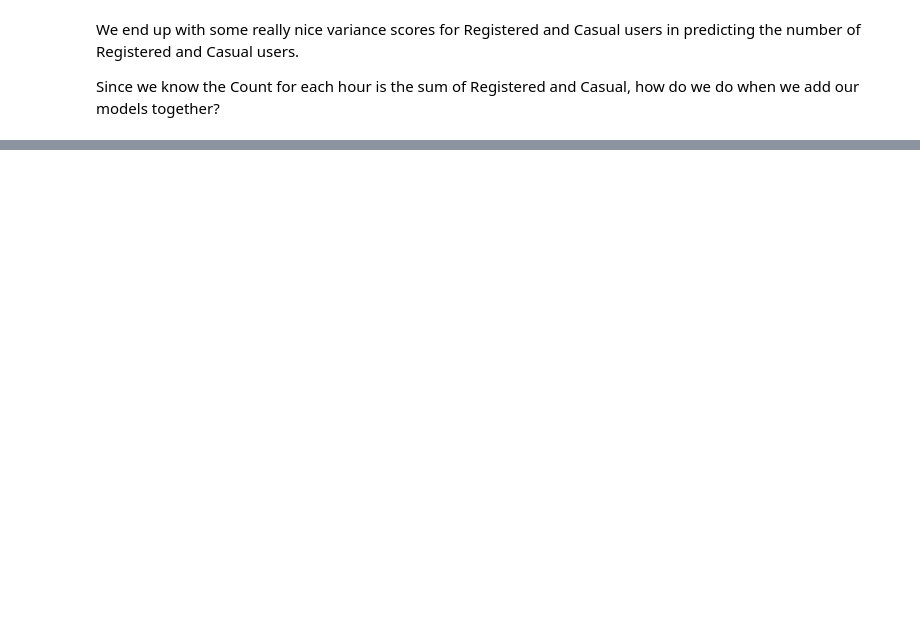
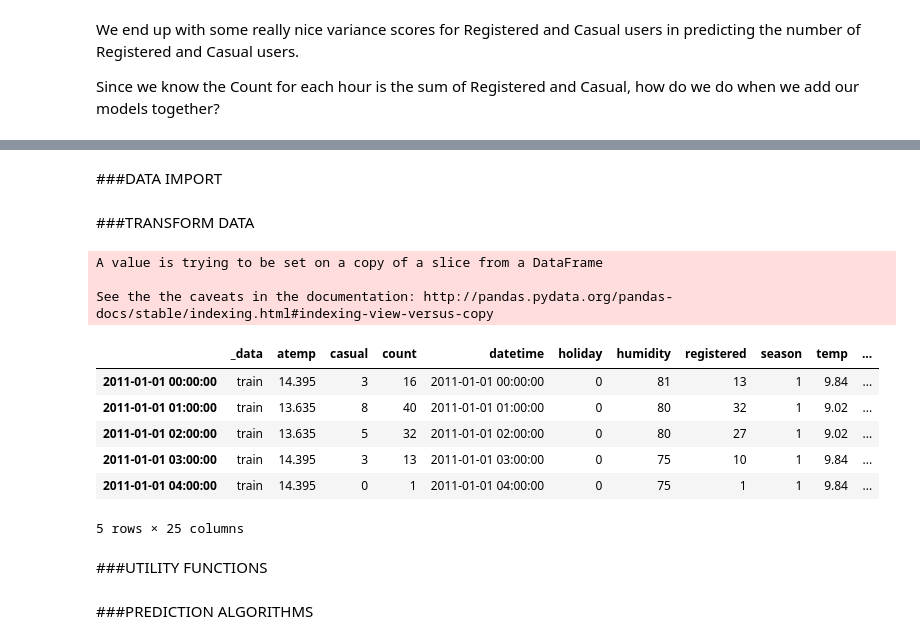
Before and after one commit to RajeshThallam/MIDS-W207-FINAL-PROJECT, a Jupyter notebook: Angela_Sayanta_Rajesh_Bike Sharing.ipynb, the cells around one changed output, grey strips where cells are left out. Cells and saved outputs as stored; diff of their text form; code cells hidden in the pictures; blank space fills up the shorter version.

```diff
--- a/Angela_Sayanta_Rajesh_Bike Sharing.ipynb
+++ b/Angela_Sayanta_Rajesh_Bike Sharing.ipynb
@@ -1165,0 +1564,2 @@ Shape of Submission Dataframe:  (6493, 2)
+# %% [markdown]
+###DATA IMPORT
@@ -1165,0 +1584,53 @@ Shape of Submission Dataframe:  (6493, 2)
+# %% [markdown]
+###TRANSFORM DATA
+# %%
+# parse datetime column & add new time related columns
+dt = pd.DatetimeIndex(combined_df['datetime'])
+combined_df.set_index(dt, inplace=True)
+
+# create new columns for day, month, year, hour
+combined_df['date'] = dt.date
+combined_df['day'] = dt.day
+combined_df['month'] = dt.month
+combined_df['year'] = dt.year
+combined_df['hour'] = dt.hour
+combined_df['dayofweek'] = dt.dayofweek
+# creating new columns transforming bike ridership to log
+for column in ['casual', 'registered', 'count']:
+    combined_df['%s_log' % column] = np.log(combined_df[column] + 1)
+# mark peak hours
+#combined_df['peak'] = combined_df[['hour', 'workingday']].apply(lambda x: (0, 1)[(x['workingday'] == 1 and  ( x['hour'] == 8 or 17 <= x['hour'] <= 18 or 12 <= x['hour'] <= 12)) or (x['workingday'] == 0 and  10 <= x['hour'] <= 19)], axis = 1)
+
+# mark peak hours
+# sat/sun - 10am to 7pm
+# mon-fri - 6am to 10am | 4pm to 7pm
+combined_df['peak'] = 0
+combined_df['peak'][(
+        ( (combined_df['workingday'] == 0 ) & ( (combined_df['hour'] >= 10) & (combined_df['hour'] <= 19) ) ) |
+        (
+            (combined_df['workingday'] == 1 ) &
+            (
+               ( (combined_df['hour'] >= 6) & (combined_df['hour'] <= 10) ) |
+               ( (combined_df['hour'] >= 16) & (combined_df['hour'] <= 19) )
+            )
+        )
+    )] = 1
+# %% [output]
+A value is trying to be set on a copy of a slice from a DataFrame
+
+See the the caveats in the documentation: http://pandas.pydata.org/pandas-docs/stable/indexing.html#indexing-view-versus-copy
+# %%
+# define perfect weather and humid weather variables
+combined_df['perfect'] = combined_df[['temp', 'windspeed']].apply(lambda x: (0, 1)[x['temp'] > 27 and x['windspeed'] < 30], axis = 1)
+combined_df['humid'] = combined_df[['humidity', 'workingday']].apply(lambda x: (0, 1)[x['workingday'] == 1 and x['humidity'] >= 60], axis = 1)
+combined_df.head()
+# %% [output]
+|  | _data | atemp | casual | count | datetime | holiday | humidity | registered | season | temp | ... |
+| 2011-01-01 00:00:00 | train | 14.395 | 3 | 16 | 2011-01-01 00:00:00 | 0 | 81 | 13 | 1 | 9.84 | ... |
+| 2011-01-01 01:00:00 | train | 13.635 | 8 | 40 | 2011-01-01 01:00:00 | 0 | 80 | 32 | 1 | 9.02 | ... |
+| 2011-01-01 02:00:00 | train | 13.635 | 5 | 32 | 2011-01-01 02:00:00 | 0 | 80 | 27 | 1 | 9.02 | ... |
+| 2011-01-01 03:00:00 | train | 14.395 | 3 | 13 | 2011-01-01 03:00:00 | 0 | 75 | 10 | 1 | 9.84 | ... |
+| 2011-01-01 04:00:00 | train | 14.395 | 0 | 1 | 2011-01-01 04:00:00 | 0 | 75 | 1 | 1 | 9.84 | ... |
+5 rows × 25 columns
+# %% [markdown]
+###UTILITY FUNCTIONS
@@ -1165,0 +1687,2 @@ Shape of Submission Dataframe:  (6493, 2)
+# %% [markdown]
+###PREDICTION ALGORITHMS
```
Also changed, not shown: parts of 56 cells of this notebook.
